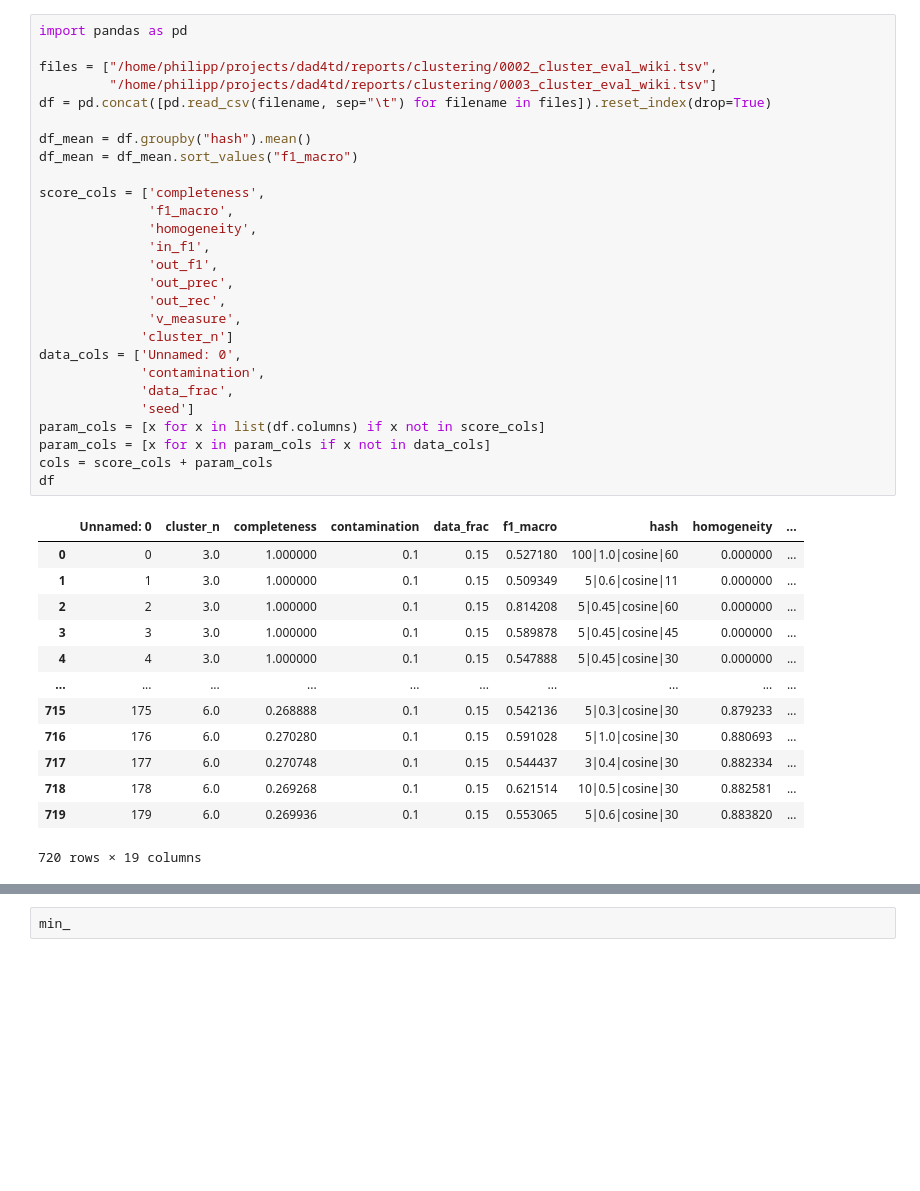
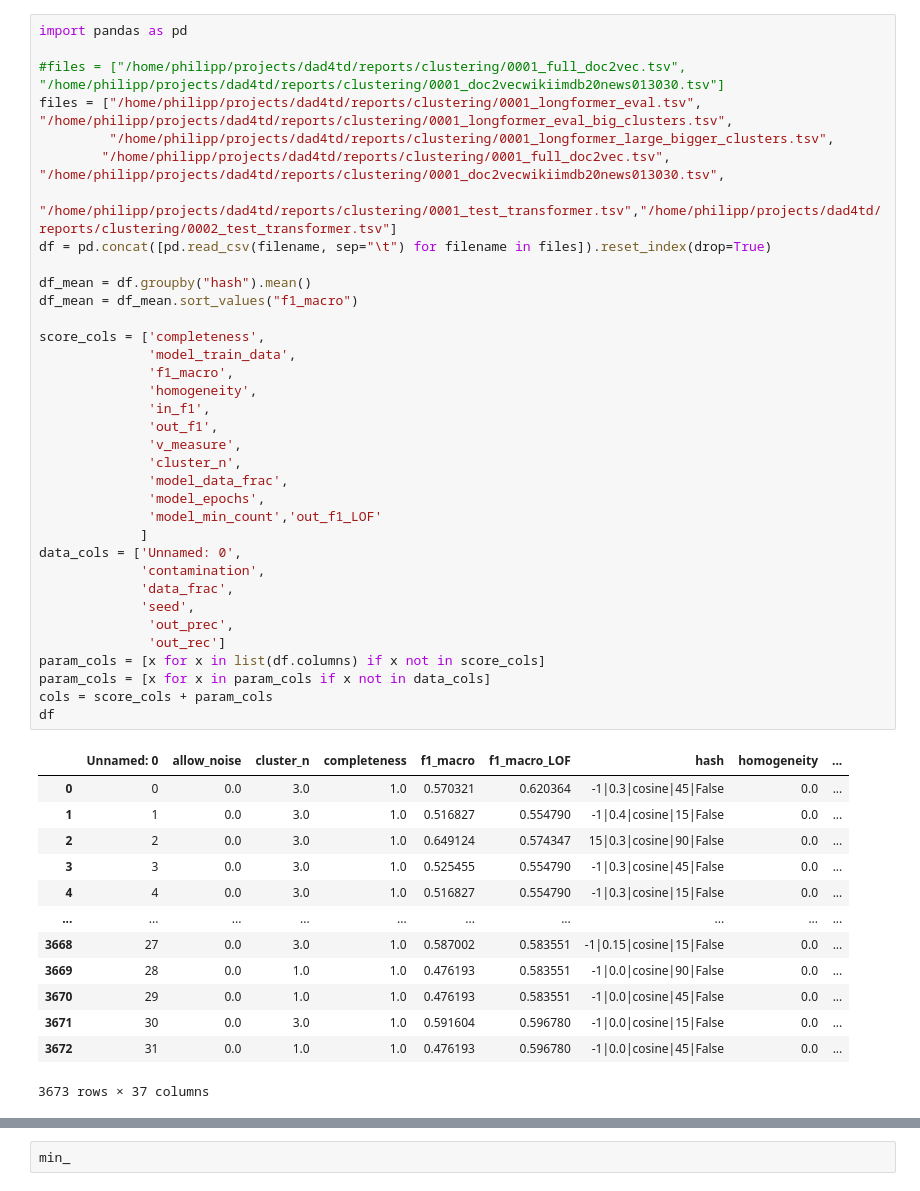
Before and after one commit to pschonev/deepanomaly4docs, a Jupyter notebook: notebooks/result_analysis.ipynb, the cells around one changed output, grey strips where cells are left out. Saved outputs shown, nothing was run; the diff lists cells and outputs as text; blank space fills up the shorter version.

```diff
--- a/notebooks/result_analysis.ipynb
+++ b/notebooks/result_analysis.ipynb
@@ -1,41 +1,49 @@
 # %%
 import pandas as pd
 
-files = ["/home/philipp/projects/dad4td/reports/clustering/0002_cluster_eval_wiki.tsv",
-         "/home/philipp/projects/dad4td/reports/clustering/0003_cluster_eval_wiki.tsv"]
+#files = ["/home/philipp/projects/dad4td/reports/clustering/0001_full_doc2vec.tsv", "/home/philipp/projects/dad4td/reports/clustering/0001_doc2vecwikiimdb20news013030.tsv"]
+files = ["/home/philipp/projects/dad4td/reports/clustering/0001_longformer_eval.tsv", "/home/philipp/projects/dad4td/reports/clustering/0001_longformer_eval_big_clusters.tsv",
+         "/home/philipp/projects/dad4td/reports/clustering/0001_longformer_large_bigger_clusters.tsv",
+        "/home/philipp/projects/dad4td/reports/clustering/0001_full_doc2vec.tsv", "/home/philipp/projects/dad4td/reports/clustering/0001_doc2vecwikiimdb20news013030.tsv",
+        "/home/philipp/projects/dad4td/reports/clustering/0001_test_transformer.tsv","/home/philipp/projects/dad4td/reports/clustering/0002_test_transformer.tsv"]
 df = pd.concat([pd.read_csv(filename, sep="\t") for filename in files]).reset_index(drop=True)
 
 df_mean = df.groupby("hash").mean()
 df_mean = df_mean.sort_values("f1_macro")
 
 score_cols = ['completeness',
+              'model_train_data',
               'f1_macro',
               'homogeneity',
               'in_f1',
               'out_f1',
-              'out_prec',
-              'out_rec',
               'v_measure',
-             'cluster_n']
+              'cluster_n',
+              'model_data_frac',
+              'model_epochs',
+              'model_min_count','out_f1_LOF'
+             ]
 data_cols = ['Unnamed: 0',
              'contamination',
              'data_frac',
-             'seed']
+             'seed',
+              'out_prec',
+              'out_rec']
 param_cols = [x for x in list(df.columns) if x not in score_cols]
 param_cols = [x for x in param_cols if x not in data_cols]
 cols = score_cols + param_cols
 df
 # %% [output]
-|  | Unnamed: 0 | cluster_n | completeness | contamination | data_frac | f1_macro | hash | homogeneity | ... |
-| 0 | 0 | 3.0 | 1.000000 | 0.1 | 0.15 | 0.527180 | 100|1.0|cosine|60 | 0.000000 | ... |
-| 1 | 1 | 3.0 | 1.000000 | 0.1 | 0.15 | 0.509349 | 5|0.6|cosine|11 | 0.000000 | ... |
-| 2 | 2 | 3.0 | 1.000000 | 0.1 | 0.15 | 0.814208 | 5|0.45|cosine|60 | 0.000000 | ... |
-| 3 | 3 | 3.0 | 1.000000 | 0.1 | 0.15 | 0.589878 | 5|0.45|cosine|45 | 0.000000 | ... |
-| 4 | 4 | 3.0 | 1.000000 | 0.1 | 0.15 | 0.547888 | 5|0.45|cosine|30 | 0.000000 | ... |
+|  | Unnamed: 0 | allow_noise | cluster_n | completeness | f1_macro | f1_macro_LOF | hash | homogeneity | ... |
+| 0 | 0 | 0.0 | 3.0 | 1.0 | 0.570321 | 0.620364 | -1|0.3|cosine|45|False | 0.0 | ... |
+| 1 | 1 | 0.0 | 3.0 | 1.0 | 0.516827 | 0.554790 | -1|0.4|cosine|15|False | 0.0 | ... |
+| 2 | 2 | 0.0 | 3.0 | 1.0 | 0.649124 | 0.574347 | 15|0.3|cosine|90|False | 0.0 | ... |
+| 3 | 3 | 0.0 | 3.0 | 1.0 | 0.525455 | 0.554790 | -1|0.3|cosine|45|False | 0.0 | ... |
+| 4 | 4 | 0.0 | 3.0 | 1.0 | 0.516827 | 0.554790 | -1|0.3|cosine|15|False | 0.0 | ... |
 | ... | ... | ... | ... | ... | ... | ... | ... | ... | ... |
-| 715 | 175 | 6.0 | 0.268888 | 0.1 | 0.15 | 0.542136 | 5|0.3|cosine|30 | 0.879233 | ... |
-| 716 | 176 | 6.0 | 0.270280 | 0.1 | 0.15 | 0.591028 | 5|1.0|cosine|30 | 0.880693 | ... |
-| 717 | 177 | 6.0 | 0.270748 | 0.1 | 0.15 | 0.544437 | 3|0.4|cosine|30 | 0.882334 | ... |
-| 718 | 178 | 6.0 | 0.269268 | 0.1 | 0.15 | 0.621514 | 10|0.5|cosine|30 | 0.882581 | ... |
-| 719 | 179 | 6.0 | 0.269936 | 0.1 | 0.15 | 0.553065 | 5|0.6|cosine|30 | 0.883820 | ... |
+| 3668 | 27 | 0.0 | 3.0 | 1.0 | 0.587002 | 0.583551 | -1|0.15|cosine|15|False | 0.0 | ... |
+| 3669 | 28 | 0.0 | 1.0 | 1.0 | 0.476193 | 0.583551 | -1|0.0|cosine|90|False | 0.0 | ... |
+| 3670 | 29 | 0.0 | 1.0 | 1.0 | 0.476193 | 0.583551 | -1|0.0|cosine|45|False | 0.0 | ... |
+| 3671 | 30 | 0.0 | 3.0 | 1.0 | 0.591604 | 0.596780 | -1|0.0|cosine|15|False | 0.0 | ... |
+| 3672 | 31 | 0.0 | 1.0 | 1.0 | 0.476193 | 0.596780 | -1|0.0|cosine|45|False | 0.0 | ... |
-720 rows × 19 columns
+3673 rows × 37 columns
```
Also changed, not shown: parts of 14 cells of this notebook, 9 other files.
